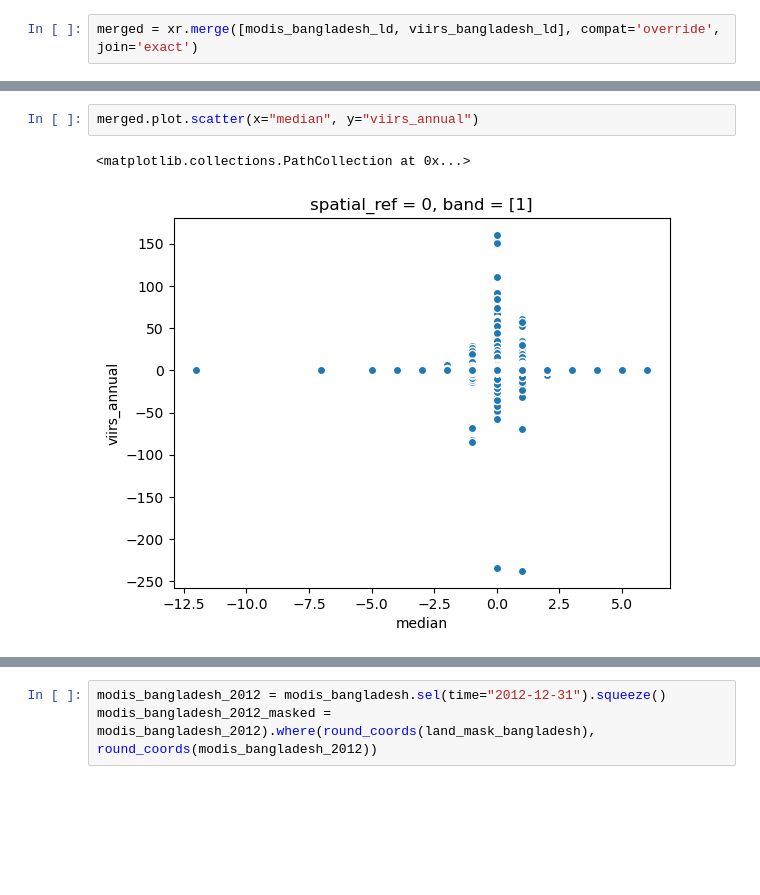
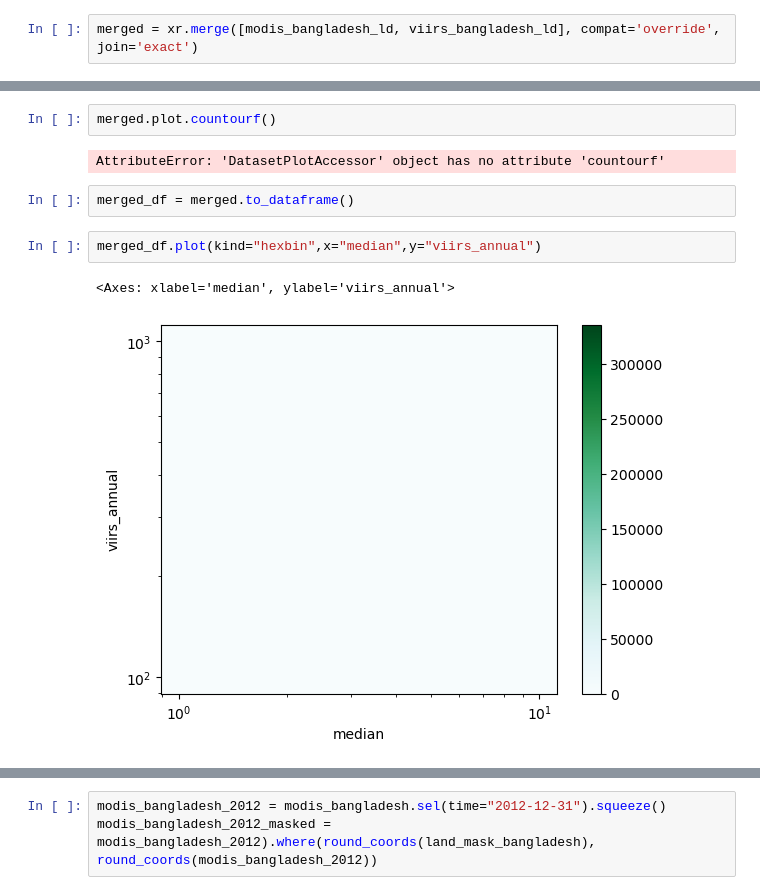
Before and after one commit to felixschulz385/growth-and-temperature, a Jupyter notebook: gnt/experiments/corroboration.ipynb, the cells around one changed output, grey strips where cells are left out. Drawn from its saved outputs; the diff is of its cells as text; blank space fills up the shorter version.

```diff
--- a/gnt/experiments/corroboration.ipynb
+++ b/gnt/experiments/corroboration.ipynb
@@ -93,5 +65,11 @@ merged["median"].plot.hist(bins=50)
+# %%
+merged.plot.countourf()
+# %% [output]
+AttributeError: 'DatasetPlotAccessor' object has no attribute 'countourf'
 # %%
-merged.plot.scatter(x="median", y="viirs_annual")
+merged_df = merged.to_dataframe()
-# %% [output]
-<matplotlib.collections.PathCollection at 0x...>
-[figure, removed]
+# %%
+merged_df.plot(kind="hexbin",x="median",y="viirs_annual")
+# %% [output]
+<Axes: xlabel='median', ylabel='viirs_annual'>
+[figure, added]
```
Also changed, not shown: parts of 15 cells of this notebook, 7 other files.
